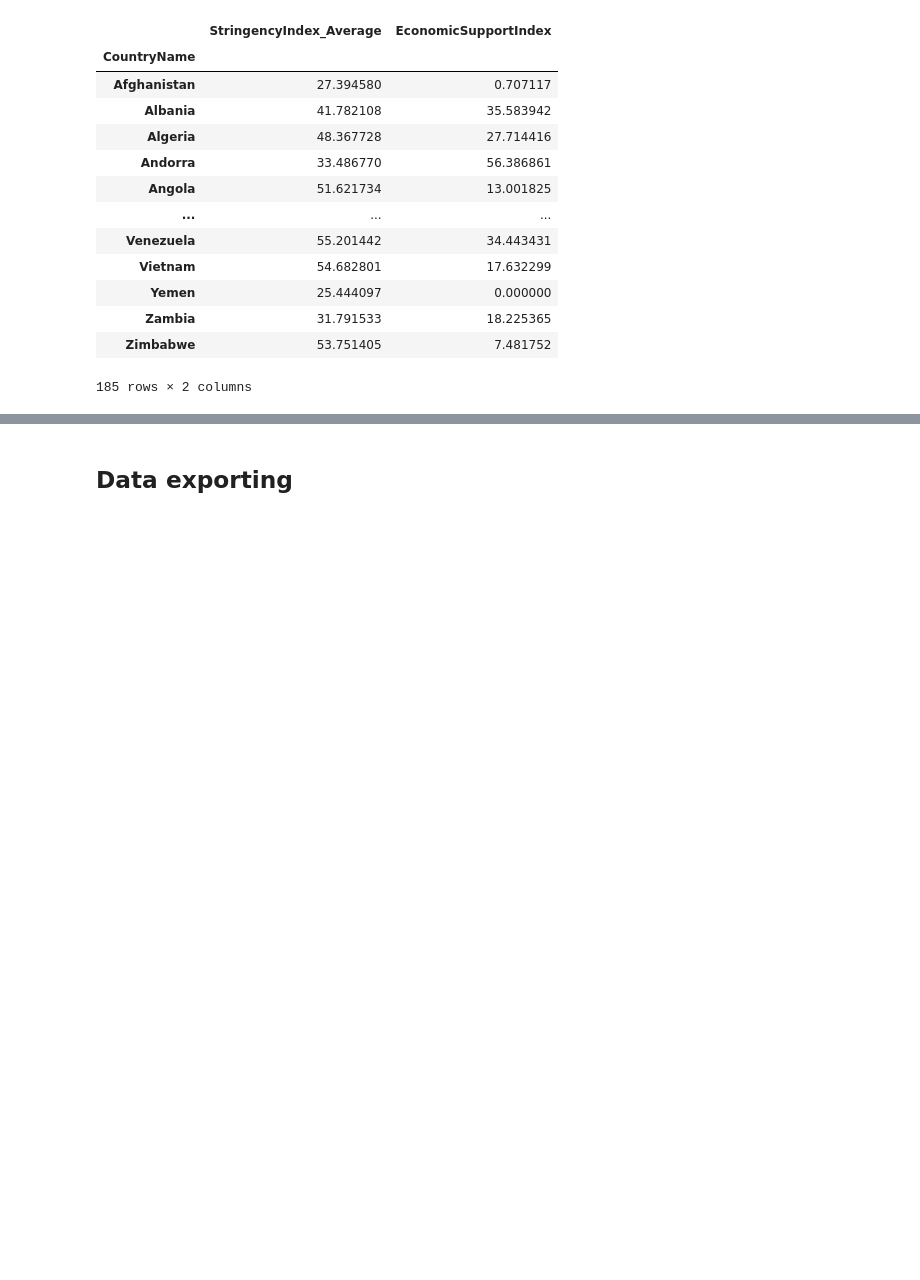
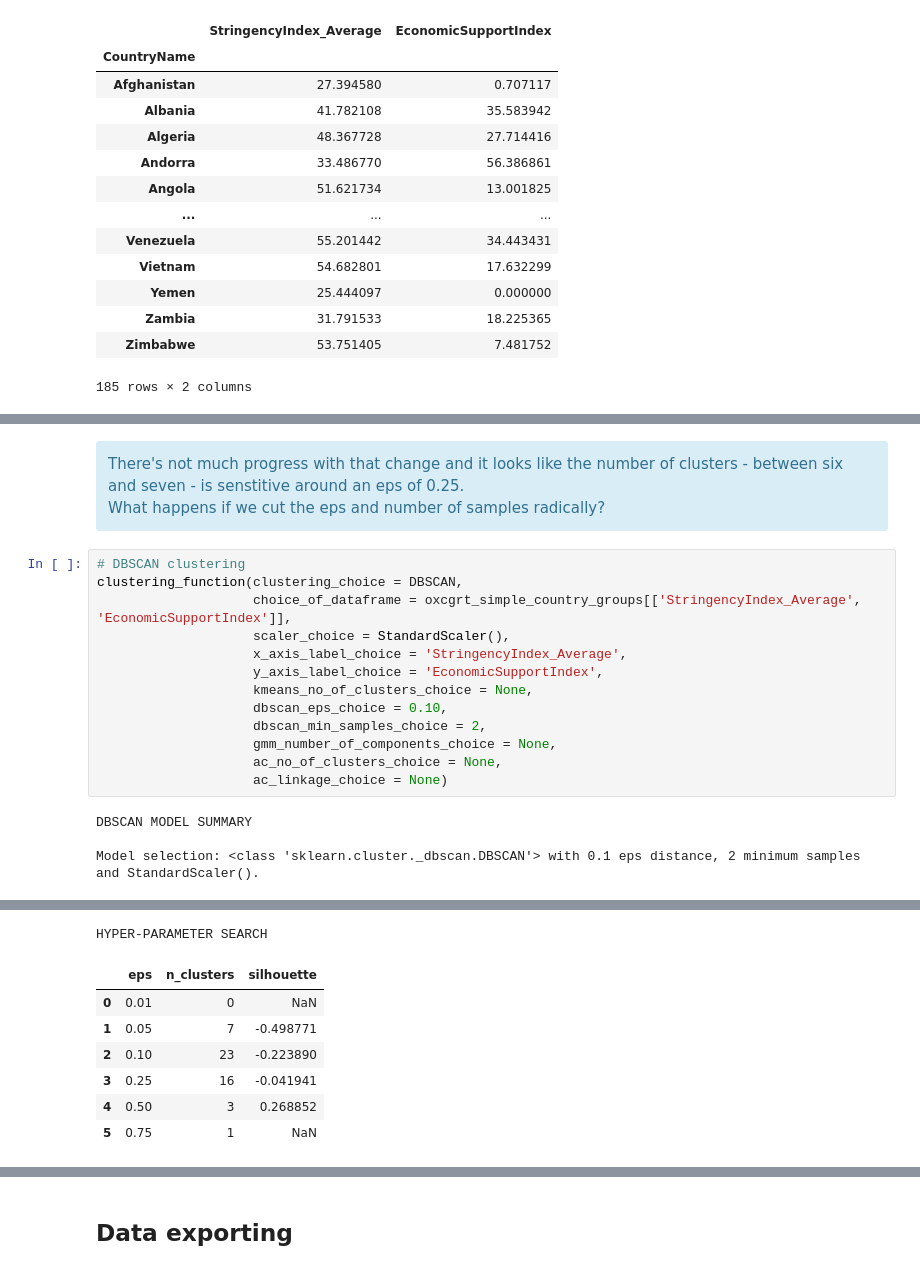
Before and after one commit to LawrenceKay/worldwide_covid_policy, a Jupyter notebook: notebooks/WCP_oxcgrt_clustering.ipynb, the cells around one changed output, grey strips where cells are left out. Saved outputs shown, nothing was run; the diff lists cells and outputs as text; blank space fills up the shorter version.

```diff
--- a/notebooks/WCP_oxcgrt_clustering.ipynb
+++ b/notebooks/WCP_oxcgrt_clustering.ipynb
@@ -1081,0 +1173,24 @@ HYPER-PARAMETER SEARCH
+# %% [markdown]
+<div class="alert-info">
+There's not much progress with that change and it looks like the number of clusters - between six and seven - is senstitive around an eps of 0.25.
+
+<br>
+What happens if we cut the eps and number of samples radically?
+</div>
+# %%
+# DBSCAN clustering
+clustering_function(clustering_choice = DBSCAN,
+                    choice_of_dataframe = oxcgrt_simple_country_groups[['StringencyIndex_Average', 'EconomicSupportIndex']],
+                    scaler_choice = StandardScaler(),
+                    x_axis_label_choice = 'StringencyIndex_Average',
+                    y_axis_label_choice = 'EconomicSupportIndex',
+                    kmeans_no_of_clusters_choice = None,
+                    dbscan_eps_choice = 0.10,
+                    dbscan_min_samples_choice = 2,
+                    gmm_number_of_components_choice = None,
+                    ac_no_of_clusters_choice = None,
+                    ac_linkage_choice = None)
+# %% [output]
+DBSCAN MODEL SUMMARY
+
+Model selection: <class 'sklearn.cluster._dbscan.DBSCAN'> with 0.1 eps distance, 2 minimum samples and StandardScaler().
@@ -1081,0 +1198,8 @@ HYPER-PARAMETER SEARCH
+HYPER-PARAMETER SEARCH
+|  | eps | n_clusters | silhouette |
+| 0 | 0.01 | 0 | NaN |
+| 1 | 0.05 | 7 | -0.498771 |
+| 2 | 0.10 | 23 | -0.223890 |
+| 3 | 0.25 | 16 | -0.041941 |
+| 4 | 0.50 | 3 | 0.268852 |
+| 5 | 0.75 | 1 | NaN |
```
Also changed, not shown: parts of 28 cells of this notebook.
